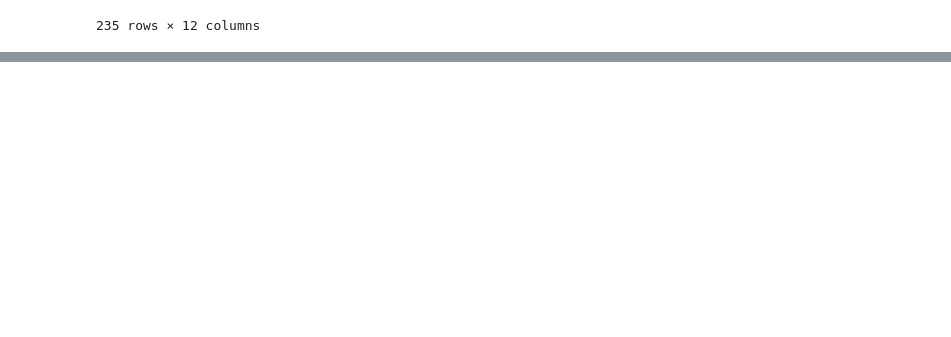
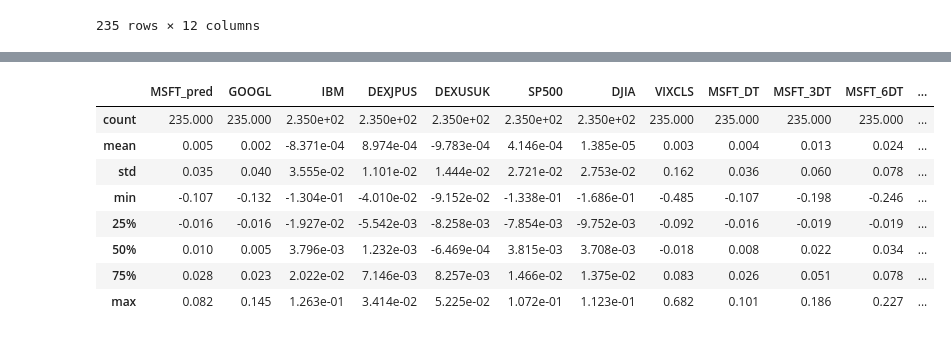
Before and after one commit to Ajay-ee13/ML-in-finance, a Jupyter notebook: 1.Stock Price Prediction/Stock_Price_Prediction.ipynb, the cells around one changed output, grey strips where cells are left out. Drawn from its saved outputs; the diff is of its cells as text; code cells hidden in the pictures; blank space fills up the shorter version.

```diff
--- a/1.Stock Price Prediction/Stock_Price_Prediction.ipynb
+++ b/1.Stock Price Prediction/Stock_Price_Prediction.ipynb
@@ -148,0 +152,13 @@ dataset
+# %%
+pd.set_option('precision', 3)
+dataset.describe()
+# %% [output]
+|  | MSFT_pred | GOOGL | IBM | DEXJPUS | DEXUSUK | SP500 | DJIA | VIXCLS | MSFT_DT | MSFT_3DT | MSFT_6DT | ... |
+| count | 235.000 | 235.000 | 2.350e+02 | 2.350e+02 | 2.350e+02 | 2.350e+02 | 2.350e+02 | 235.000 | 235.000 | 235.000 | 235.000 | ... |
+| mean | 0.005 | 0.002 | -8.371e-04 | 8.974e-04 | -9.783e-04 | 4.146e-04 | 1.385e-05 | 0.003 | 0.004 | 0.013 | 0.024 | ... |
+| std | 0.035 | 0.040 | 3.555e-02 | 1.101e-02 | 1.444e-02 | 2.721e-02 | 2.753e-02 | 0.162 | 0.036 | 0.060 | 0.078 | ... |
+| min | -0.107 | -0.132 | -1.304e-01 | -4.010e-02 | -9.152e-02 | -1.338e-01 | -1.686e-01 | -0.485 | -0.107 | -0.198 | -0.246 | ... |
+| 25% | -0.016 | -0.016 | -1.927e-02 | -5.542e-03 | -8.258e-03 | -7.854e-03 | -9.752e-03 | -0.092 | -0.016 | -0.019 | -0.019 | ... |
+| 50% | 0.010 | 0.005 | 3.796e-03 | 1.232e-03 | -6.469e-04 | 3.815e-03 | 3.708e-03 | -0.018 | 0.008 | 0.022 | 0.034 | ... |
+| 75% | 0.028 | 0.023 | 2.022e-02 | 7.146e-03 | 8.257e-03 | 1.466e-02 | 1.375e-02 | 0.083 | 0.026 | 0.051 | 0.078 | ... |
+| max | 0.082 | 0.145 | 1.263e-01 | 3.414e-02 | 5.225e-02 | 1.072e-01 | 1.123e-01 | 0.682 | 0.101 | 0.186 | 0.227 | ... |
```
Also changed, not shown: parts of 14 cells of this notebook.
